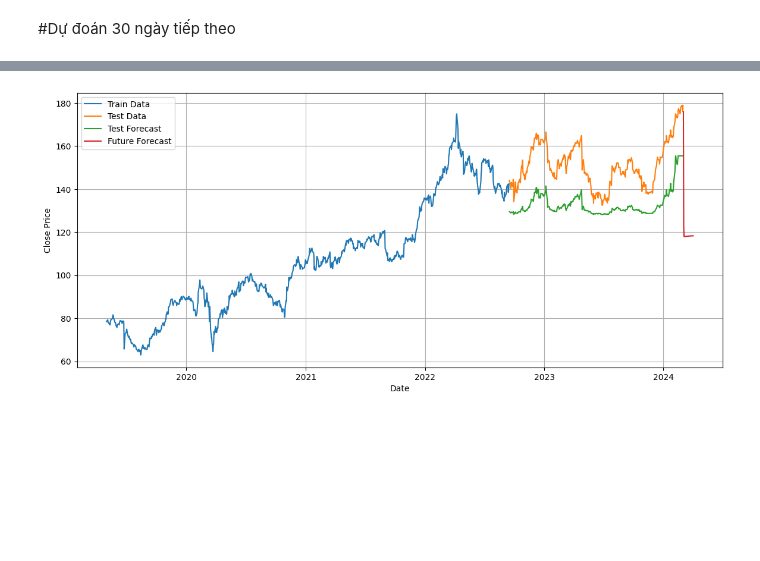
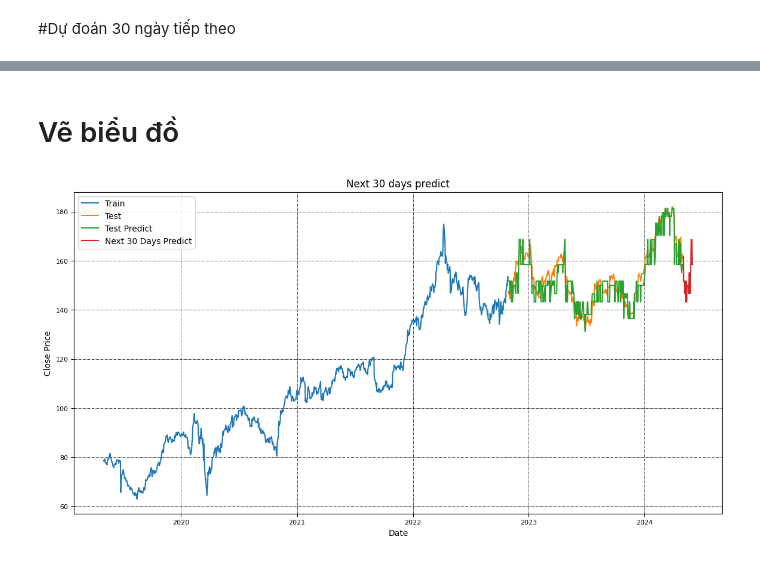
Before and after one commit to SangTommy/IS403_O21_03, a Jupyter notebook: Model/FTS/FTS_73_30day_ABBV.ipynb, the cells around one changed output, grey strips where cells are left out. Saved outputs shown, nothing was run; the diff lists cells and outputs as text; code cells hidden in the pictures; blank space fills up the shorter version.

```diff
--- a/Model/FTS/FTS_73_30day_ABBV.ipynb
+++ b/Model/FTS/FTS_73_30day_ABBV.ipynb
@@ -416,19 +179,46 @@ predictions
-# %%
-# Tạo DataFrame chứa dự đoán cho 30 ngày sau
-last_date2 = pd.to_datetime(test_df.index[-1])  # Lấy chỉ số cuối cùng của test_df
-pred30 = pd.date_range(start=last_date2 + pd.Timedelta(days=1), periods=31, freq='D')
-future_df = pd.DataFrame({'Forecast': predictions}, index=pred30)
-
-# Vẽ biểu đồ
-plt.figure(figsize=(14, 6))
-plt.plot(train.index, train['Close'], label='Train Data')
-plt.plot(test.index, test['Close'], label='Test Data')
-plt.plot(test_df.index, test_df['Test Forecast'], label='Test Forecast')
-plt.plot(future_df.index, future_df['Forecast'], label='Future Forecast')
-plt.xlabel('Date')
-plt.ylabel('Close Price')
-plt.legend()
-plt.grid()
-plt.show()
-# %% [output]
-[figure, removed]
+# %%
+next_30_days_predict = [test[-1]]
+
+last_memberships = test_fuzzy_sets[-1]
+# print(last_memberships)
+for i in range(30):
+    if i < len(test_fuzzy_sets):
+        last_memberships = test_fuzzy_sets[i]
+    matching_rules = [rule for rule in rules if rule.LHS in last_memberships]
+    if matching_rules:
+        next_memberships = [matching_rules[-1].RHS]  # Chuyển đổi thành danh sách
+    else:
+        next_memberships = last_memberships
+    last_memberships = next_memberships
+
+    centroids.clear()  # Xóa các centroids trước khi thêm mới
+
+    for membership in next_memberships:
+        centroid = get_centroid(membership)
+        if centroid is not None:
+            centroids.append(centroid)
+        else:
+            print("Không tìm thấy tập hợp mờ cho nhãn:", membership)
+    next_value = defuzz(centroids)  # Định nghĩa next_value
+    next_30_days_predict.append(next_value)
+    # last_value_scaled = next_value
+
+# test_predict = scaler.inverse_transform(np.array(test_predict).reshape(-1, 1))
+# %% [markdown]
+# Vẽ biểu đồ
+# %%
+
+plt.figure(figsize=(14, 7))
+plt.plot(df['Date'][:train_size], train, label='Train')
+plt.plot(df['Date'][train_size:], test, label='Test')
+plt.plot(df['Date'][train_size-1:train_size+len(test_predict)], test_predict, label='Test Predict')
+plt.plot(next_30_days_dates, next_30_days_predict, label='Next 30 Days Predict')
+plt.tick_params(axis='both', which='major', labelsize=8)
+plt.legend(loc='upper left')
+plt.grid(which="major", color='k', linestyle='-.', linewidth=0.5)
+plt.title('Next 30 days predict')
+plt.xlabel('Date')
+plt.ylabel('Close Price')
+plt.show()
+# %% [output]
+[figure, added]
```
Also changed, not shown: parts of 48 cells of this notebook, 17 other files.
